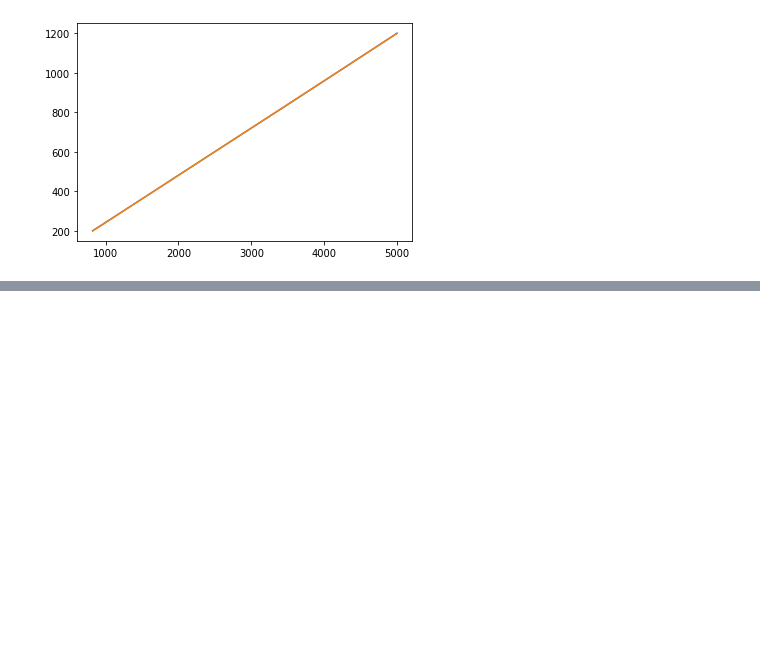
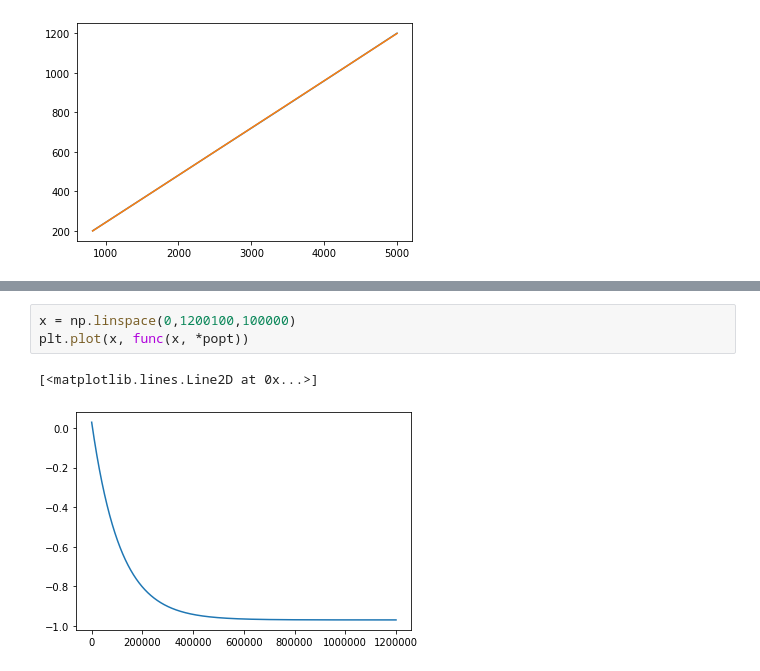
Before and after one commit to harpercho/AdvancedPhysLab, a Jupyter notebook: bgCurveFit.ipynb, the cells around one changed output, grey strips where cells are left out. Drawn from its saved outputs; the diff is of its cells as text; blank space fills up the shorter version.

```diff
--- a/bgCurveFit.ipynb
+++ b/bgCurveFit.ipynb
@@ -72,0 +73,6 @@ plt.savefig("reports/muon_bg.png")
+# %%
+x = np.linspace(0,1200100,100000)
+plt.plot(x, func(x, *popt))
+# %% [output]
+[<matplotlib.lines.Line2D at 0x...>]
+[figure, added]
```
Also changed, not shown: parts of 2 cells of this notebook, 12 other files.
